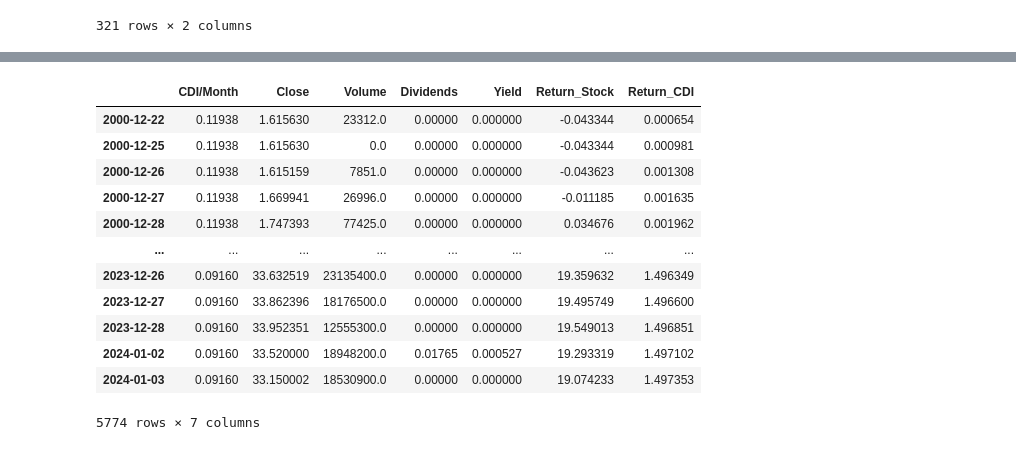
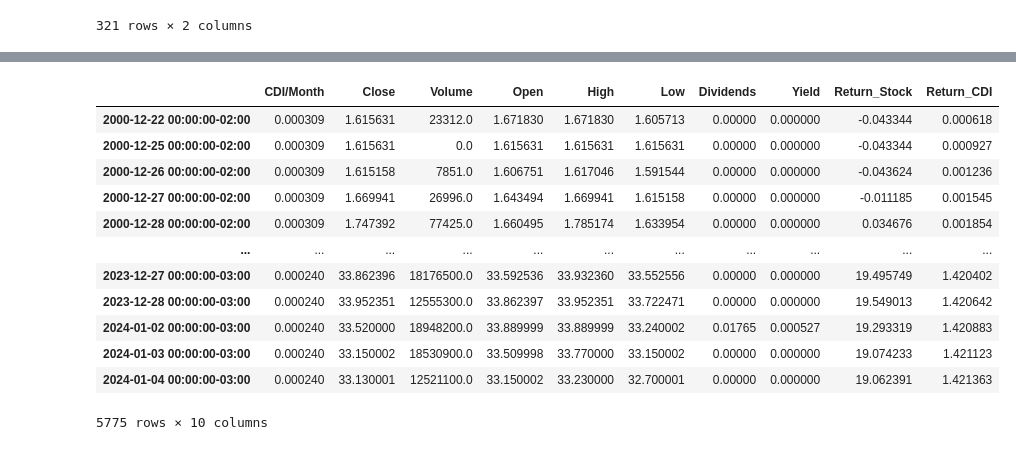
Before and after one commit to Sevengusta/stocks, a Jupyter notebook: stocks.ipynb, the cells around one changed output, grey strips where cells are left out. Saved outputs shown, nothing was run; the diff lists cells and outputs as text; code cells hidden in the pictures.

```diff
--- a/stocks.ipynb
+++ b/stocks.ipynb
@@ -163,2 +175,6 @@ cdi_df = cdi_df[cdi_df.index.isin(index_list)]
 # %%
 cdi_df = (cdi_df.astype('float') / 100000)
+# %%
+# convert the CDI rate from anually to daily
+cdi_df['CDI/Month'] = (1 + cdi_df['CDI/Month'] ) ** (1/365) - 1
+cdi_df
@@ -165,10 +213,9 @@ cdi_df = (cdi_df.astype('float') / 100000)
 # %%
-stock_df.index = stock_df.index.tz_localize(None)
 df = pd.merge(cdi_df, stock_df, left_index=True, right_index=True, how='outer')
-df['CDI/Month'] = df['CDI/Month'].ffill()
+df['CDI/Month'].ffill(inplace=True)
 # %%
-df['Return_Stock'] = (df['Close'] + df['Yield'] - df['Close'].shift(1) ) / df['Close'].loc[df.index.min()]
-df['Return_CDI'] = ((1 + df['CDI/Month']) * df['Close'].loc[df.index.min()] - df['Close'].loc[df.index.min()] )  / 365 / df['Close'].loc[df.index.min()]
+df['Return_Stock'] = (df['Close'] + df['Yield'] - df['Close'].shift(1) ) / df['Close'].iloc[0]
+df['Return_CDI'] = (df['Close'].iloc[0] * df['CDI/Month'] )  / df['Close'].iloc[0]
 # %%
 df['Return_Stock'] = df['Return_Stock'].cumsum()
 df['Return_CDI'] = df['Return_CDI'].cumsum()
@@ -300,17 +238,45 @@ def transform_data(stock_df_name, per=None, start=None, end=None):
+# %%
+
+def transform_data(stock_df_name, per='None', start=None, end=None):
+    # get all major data to the project
+    big_data = yf.Ticker(stock_df_name)
+    # start_date = '1990-01-01'
+    # end_date = (datetime.now() - timedelta(days=1)).strftime('%Y-%m-%d')
+
+    stock_df = big_data.history(period=per, start=start, end=end).copy()
+
+    # Transforming the data to analysis
+    columns = ["Close", 'Volume', 'Open', 'High', 'Low', 'Dividends']
+    stock_df = pd.DataFrame(stock_df[columns])
+    stock_df['Yield'] = stock_df['Dividends'] / stock_df['Close']
+    stock_df = stock_df.astype('float')
+
+    df = pd.merge(cdi_df, stock_df, left_index=True,
+                  right_index=True, how='outer')
+    df['CDI/Month'] = df['CDI/Month'].ffill()
+    df = df.iloc[0:]
+    df['Return_Stock'] = (df['Close'] + df['Yield'] -
+                    df['Close'].shift(1)) / df['Close'].iloc[0]
+    df['Return_CDI'] = (df['Close'].iloc[0] * df['CDI/Month'] )  / df['Close'].iloc[0]
+
+    df['Return_CDI'] = df['Return_CDI'].cumsum()
+    df['Return_Stock'] = df['Return_Stock'].cumsum()
+    df = df.iloc[1:]
+    return df
 # %%
-df = transform_data("ITUB4.SA")
+df = transform_data("ITUB4.SA", 'max')
 df
 # %% [output]
-|  | CDI/Month | Close | Volume | Dividends | Yield | Return_Stock | Return_CDI |
-| 2000-12-22 | 0.11938 | 1.615630 | 23312.0 | 0.00000 | 0.000000 | -0.043344 | 0.000654 |
-| 2000-12-25 | 0.11938 | 1.615630 | 0.0 | 0.00000 | 0.000000 | -0.043344 | 0.000981 |
-| 2000-12-26 | 0.11938 | 1.615159 | 7851.0 | 0.00000 | 0.000000 | -0.043623 | 0.001308 |
-| 2000-12-27 | 0.11938 | 1.669941 | 26996.0 | 0.00000 | 0.000000 | -0.011185 | 0.001635 |
-| 2000-12-28 | 0.11938 | 1.747393 | 77425.0 | 0.00000 | 0.000000 | 0.034676 | 0.001962 |
-| ... | ... | ... | ... | ... | ... | ... | ... |
-| 2023-12-26 | 0.09160 | 33.632519 | 23135400.0 | 0.00000 | 0.000000 | 19.359632 | 1.496349 |
-| 2023-12-27 | 0.09160 | 33.862396 | 18176500.0 | 0.00000 | 0.000000 | 19.495749 | 1.496600 |
-| 2023-12-28 | 0.09160 | 33.952351 | 12555300.0 | 0.00000 | 0.000000 | 19.549013 | 1.496851 |
-| 2024-01-02 | 0.09160 | 33.520000 | 18948200.0 | 0.01765 | 0.000527 | 19.293319 | 1.497102 |
-| 2024-01-03 | 0.09160 | 33.150002 | 18530900.0 | 0.00000 | 0.000000 | 19.074233 | 1.497353 |
+|  | CDI/Month | Close | Volume | Open | High | Low | Dividends | Yield | Return_Stock | Return_CDI |
+| 2000-12-22 00:00:00-02:00 | 0.000309 | 1.615631 | 23312.0 | 1.671830 | 1.671830 | 1.605713 | 0.00000 | 0.000000 | -0.043344 | 0.000618 |
+| 2000-12-25 00:00:00-02:00 | 0.000309 | 1.615631 | 0.0 | 1.615631 | 1.615631 | 1.615631 | 0.00000 | 0.000000 | -0.043344 | 0.000927 |
+| 2000-12-26 00:00:00-02:00 | 0.000309 | 1.615158 | 7851.0 | 1.606751 | 1.617046 | 1.591544 | 0.00000 | 0.000000 | -0.043624 | 0.001236 |
+| 2000-12-27 00:00:00-02:00 | 0.000309 | 1.669941 | 26996.0 | 1.643494 | 1.669941 | 1.615158 | 0.00000 | 0.000000 | -0.011185 | 0.001545 |
+| 2000-12-28 00:00:00-02:00 | 0.000309 | 1.747392 | 77425.0 | 1.660495 | 1.785174 | 1.633954 | 0.00000 | 0.000000 | 0.034676 | 0.001854 |
+| ... | ... | ... | ... | ... | ... | ... | ... | ... | ... | ... |
+| 2023-12-27 00:00:00-03:00 | 0.000240 | 33.862396 | 18176500.0 | 33.592536 | 33.932360 | 33.552556 | 0.00000 | 0.000000 | 19.495749 | 1.420402 |
+| 2023-12-28 00:00:00-03:00 | 0.000240 | 33.952351 | 12555300.0 | 33.862397 | 33.952351 | 33.722471 | 0.00000 | 0.000000 | 19.549013 | 1.420642 |
+| 2024-01-02 00:00:00-03:00 | 0.000240 | 33.520000 | 18948200.0 | 33.889999 | 33.889999 | 33.240002 | 0.01765 | 0.000527 | 19.293319 | 1.420883 |
+| 2024-01-03 00:00:00-03:00 | 0.000240 | 33.150002 | 18530900.0 | 33.509998 | 33.770000 | 33.150002 | 0.00000 | 0.000000 | 19.074233 | 1.421123 |
+| 2024-01-04 00:00:00-03:00 | 0.000240 | 33.130001 | 12521100.0 | 33.150002 | 33.230000 | 32.700001 | 0.00000 | 0.000000 | 19.062391 | 1.421363 |
-5774 rows × 7 columns
+5775 rows × 10 columns
```
Also changed, not shown: parts of 13 cells of this notebook, 3 other files.
